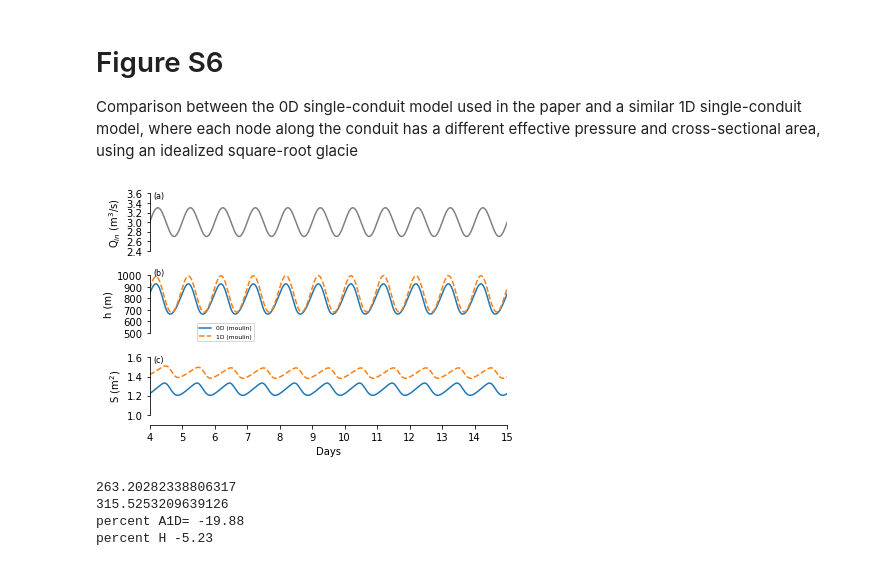
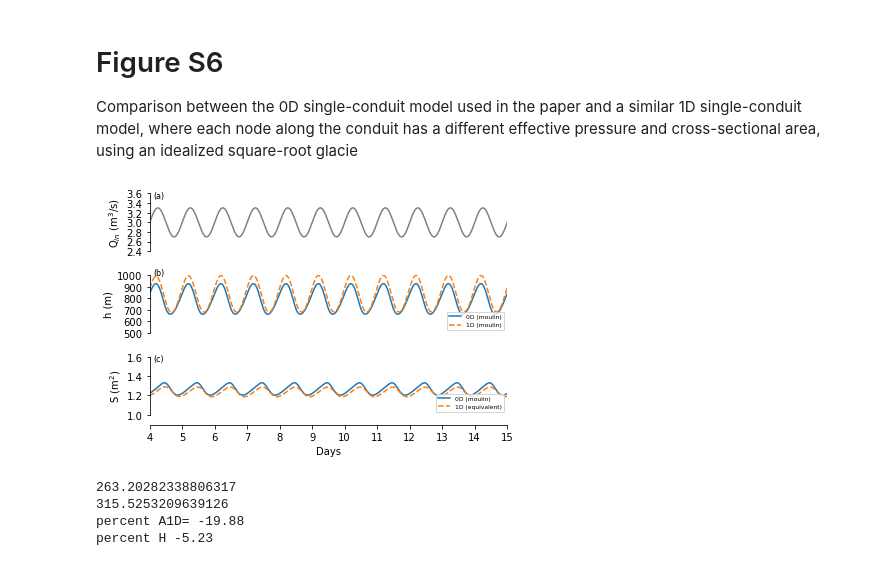
Before and after one commit to cctrunz/ModelRepo_MoulinShapeStoragePaper, a Jupyter notebook: Compare_0D_1D/Supplemental_figures_S06_S07.ipynb, the cells around one changed output. Drawn from its saved outputs; the diff is of its cells as text; code cells hidden in the pictures.

Commit message:
update FigureS6 to show S_equiv instead of S_moulin
this is for revision #3 of the paper

```diff
--- a/Compare_0D_1D/Supplemental_figures_S06_S07.ipynb
+++ b/Compare_0D_1D/Supplemental_figures_S06_S07.ipynb
@@ -47,6 +43,7 @@ h_1d_moulin = []
 h_1d_margin = []
 s_1d_moulin = []
 s_1d_margin = []
+s_1d_equiv = []
 t_1d = []
 
 params = {'R_func': 'sin',
@@ -66,6 +63,7 @@ for i in np.arange(nsteps):
      h_1d_margin.append(sim.h_node[-2])
      s_1d_moulin.append(sim.S[0])
      s_1d_margin.append(sim.S[-2])
+     s_1d_equiv.append((len(sim.S)/sum(sim.S**(-5/2)))**(2/5))
      t_1d.append(sim.t)
 
 t_1d = np.array(t_1d)
@@ -120,38 +118,40 @@ ax[0].set_xticks([])
 #Plot head
 ax[1].plot(t_0d/secinday,h_0d, linestyle='-',label='0D (moulin)')
 ax[1].plot((t_1d-300)/secinday,h_1d_moulin,linestyle='--',label='1D (moulin)')
+ax[1].legend(loc=4, prop={'size': 6})#(loc=4, prop={'size': 6}, bbox_to_anchor=(0.3,1))
 ax[1].set_ylim([500,1000])
 ax[1].set_yticks([500,600,700,800,900,1000])
 ax[1].set_ylabel('h (m)')
-ax[1].legend(loc=4, prop={'size': 6}, bbox_to_anchor=(0.3,-0.2))
 ax[1].tick_params(labelbottom=False)
 ax[1].set_xlim([4,15])
 ax[1].set_xticks([])
 
 #Plot subglacial channel
 ax[2].plot(t_0d/secinday, S_0d,linestyle='-',label='0D (moulin)')
-ax[2].plot(t_1d/secinday,s_1d_moulin,linestyle='--',label='1D (moulin)')
+#ax[2].plot(t_1d/secinday,s_1d_moulin,linestyle='--',label='1D (moulin)')
+ax[2].plot(t_1d/secinday,s_1d_equiv,linestyle='--',label='1D (equivalent)')
+ax[2].legend(loc=4, prop={'size': 6})#(loc=4, prop={'size': 6}, bbox_to_anchor=(0.3,1))
 ax[2].set_ylim([1,1.6])
 ax[2].set_xlim([4,15])
 ax[2].set_yticks([1,1.2,1.4,1.6])
 ax[2].set_xticks([4,5,6,7,8,9,10,11,12,13,14,15])
 ax[2].set_ylabel('S (m$^2$)')
 ax[2].set_xlabel('Days')
 
 ax[0].text(4.1,3.5,'(a)',fontsize=8)
 ax[1].text(4.1,1000,'(b)',fontsize=8)
 ax[2].text(4.1,1.55,'(c)',fontsize=8)
 
 sns.despine(ax=ax[0],bottom=True)#trim=True)
 sns.despine(ax=ax[1],bottom=True)
 sns.despine(ax=ax[2],bottom=False, offset=(0,10))
 
 plt.tight_layout()
 
 plt.savefig('compare_0D1D.pdf')
 plt.savefig('compare_0D1D.png')
 # %% [output]
-[figure, old version]
+[figure, new version]
 # %%
 amplitude_0d = max(h_0d[3800:-1]) - min(h_0d[3800:-1])
 amplitude_1d = max(h_1d_moulin[195000:-1]) - min(h_1d_moulin[195000:-1])
```
Also changed, not shown: parts of 1 cell of this notebook, 2 other files.
